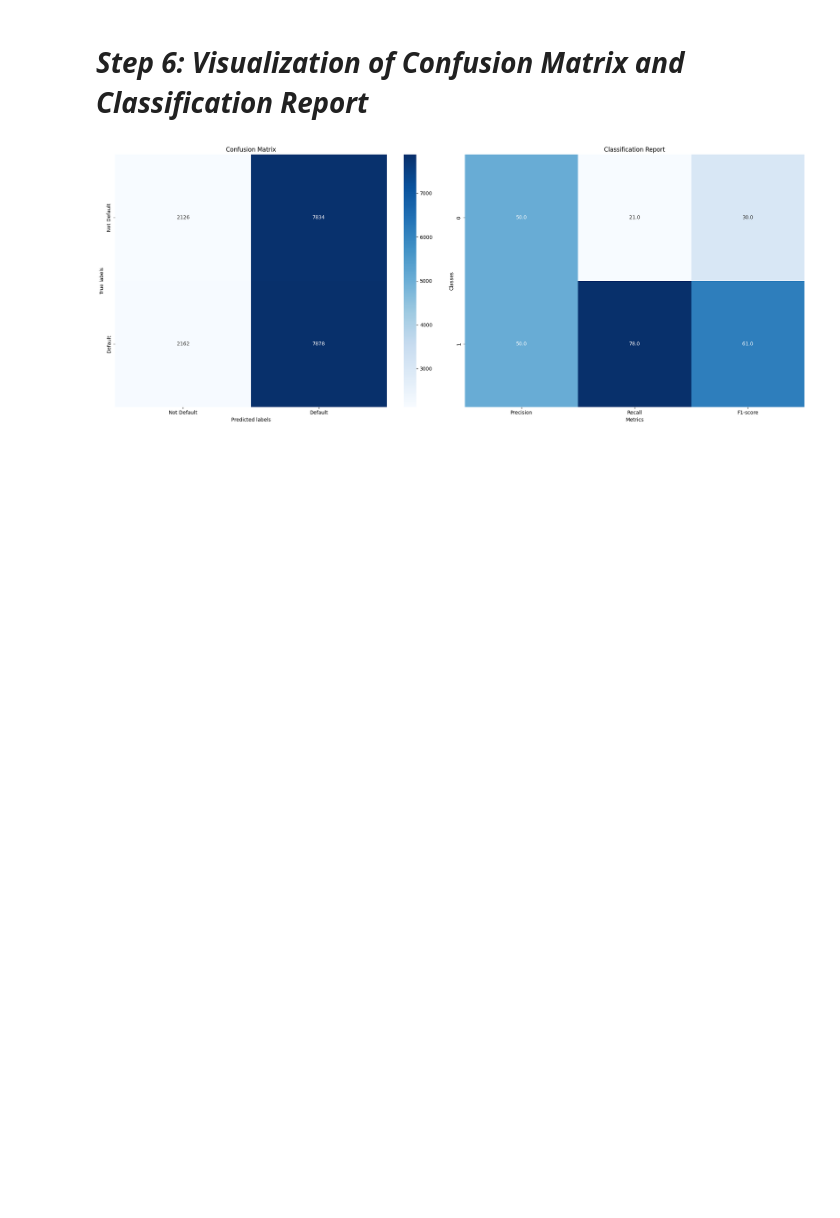
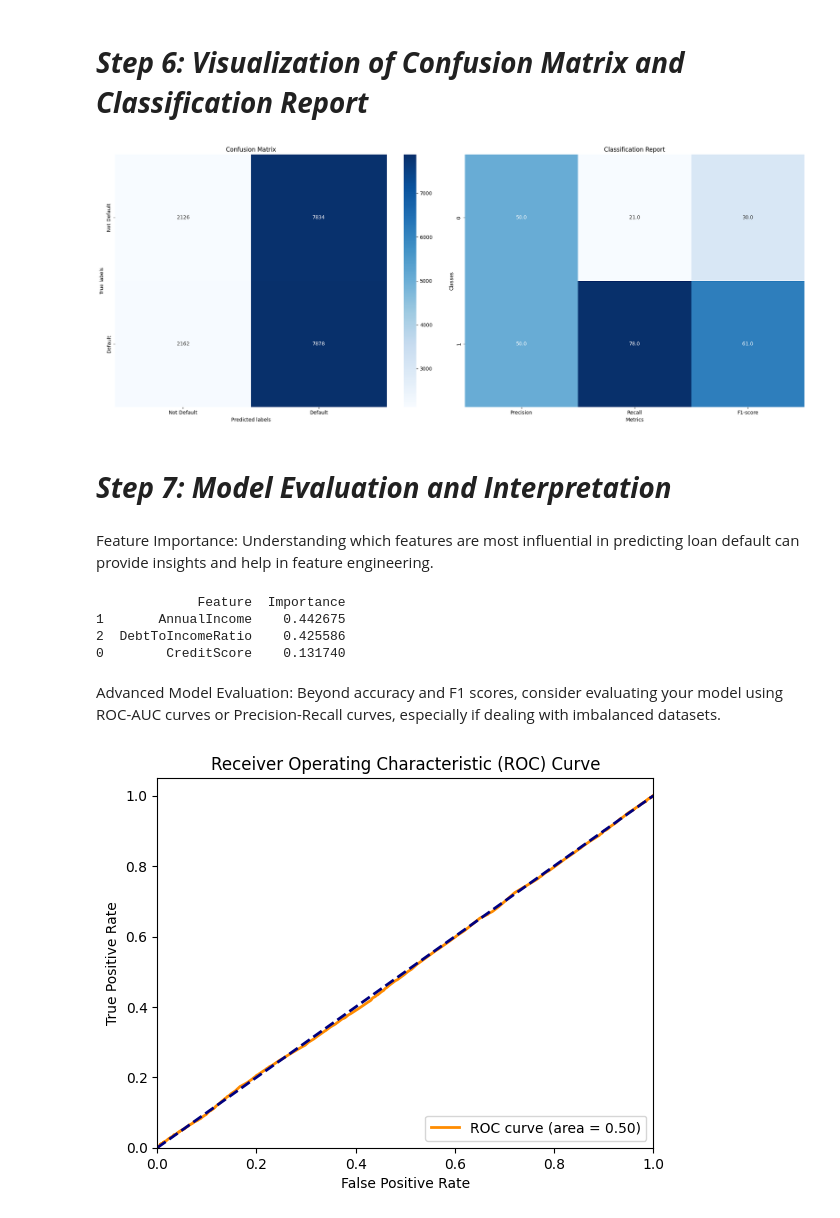
Before and after one commit to sush0677/Loan_Default_Prediction, a Jupyter notebook: predictive_analysis.ipynb, the cells around one changed output. Drawn from its saved outputs; the diff is of its cells as text; code cells hidden in the pictures; blank space fills up the shorter version.

```diff
--- a/predictive_analysis.ipynb
+++ b/predictive_analysis.ipynb
@@ -144,3 +145,43 @@ plt.tight_layout()
 plt.show()
 # %% [output]
 [figure]
+# %% [markdown]
+# ***Step 7: Model Evaluation and Interpretation***
+# %% [markdown]
+Feature Importance: Understanding which features are most influential in predicting loan default can provide insights and help in feature engineering.
+# %%
+feature_importances = stacking_model.final_estimator_.feature_importances_
+features = X_train.columns[:3]  # Select the first 3 features
+
+# Constructing DataFrame
+importance_df = pd.DataFrame({
+    'Feature': features,
+    'Importance': feature_importances
+}).sort_values(by='Importance', ascending=False)
+
+print(importance_df.head())
+# %% [output]
+             Feature  Importance
+1       AnnualIncome    0.442675
+2  DebtToIncomeRatio    0.425586
+0        CreditScore    0.131740
+# %% [markdown]
+Advanced Model Evaluation: Beyond accuracy and F1 scores, consider evaluating your model using ROC-AUC curves or Precision-Recall curves, especially if dealing with imbalanced datasets.
+# %%
+# Assuming binary classification and y_test, y_pred_proba are defined
+y_pred_proba = stacking_model.predict_proba(X_test_scaled)[:, 1]
+fpr, tpr, thresholds = roc_curve(y_test, y_pred_proba)
+roc_auc = auc(fpr, tpr)
+
+plt.figure()
+plt.plot(fpr, tpr, color='darkorange', lw=2, label='ROC curve (area = %0.2f)' % roc_auc)
+plt.plot([0, 1], [0, 1], color='navy', lw=2, linestyle='--')
+plt.xlim([0.0, 1.0])
+plt.ylim([0.0, 1.05])
+plt.xlabel('False Positive Rate')
+plt.ylabel('True Positive Rate')
+plt.title('Receiver Operating Characteristic (ROC) Curve')
+plt.legend(loc="lower right")
+plt.show()
+# %% [output]
+[figure, added]
```
Also changed, not shown: parts of 1 cell of this notebook.
